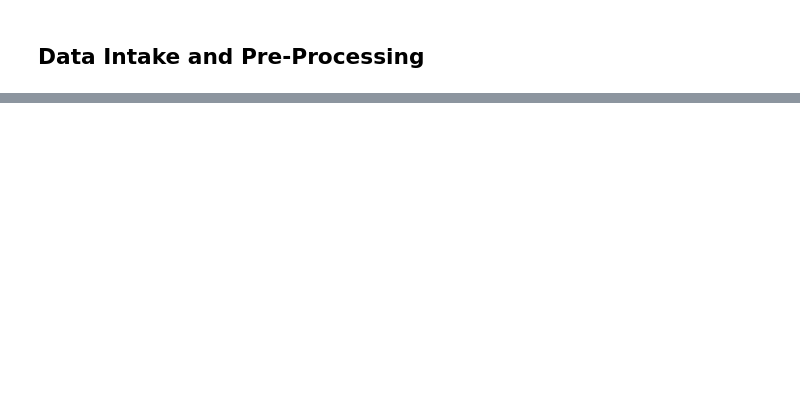
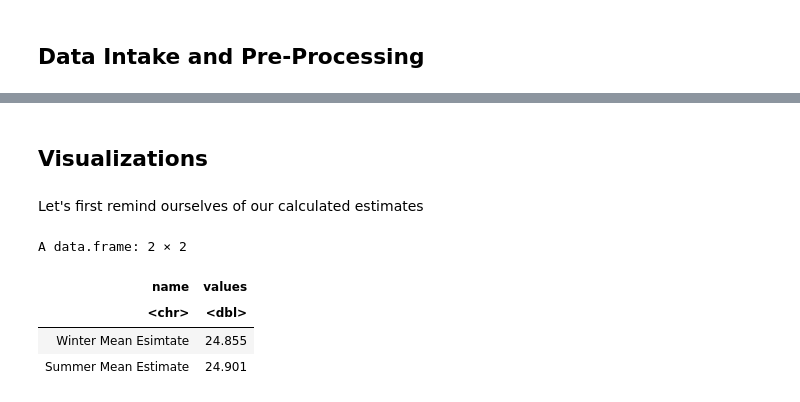
Before and after one commit to KevinSaigon/stat-201-project, a Jupyter notebook: project-proposal.ipynb, the cells around one changed output, grey strips where cells are left out. Cells and saved outputs as stored; diff of their text form; code cells hidden in the pictures; blank space fills up the shorter version.

```diff
--- a/project-proposal.ipynb
+++ b/project-proposal.ipynb
@@ -112,0 +193,16 @@ length(unique(processed_df$ID)) == nrow(summer_df) + nrow(winter_df)
+# %% [markdown]
+## Visualizations
+# %% [markdown]
+Let's first remind ourselves of our calculated estimates
+# %%
+name <- c("Winter Mean Esimtate", "Summer Mean Estimate")
+values <- c(winter_mean_estimate, summer_mean_estimate)
+
+tab <- data.frame(name, values)
+tab
+# %% [output]
+A data.frame: 2 × 2
+| name | values |
+| <chr> | <dbl> |
+| Winter Mean Esimtate | 24.855 |
+| Summer Mean Estimate | 24.901 |
```
Also changed, not shown: parts of 22 cells of this notebook, 1 other file.
